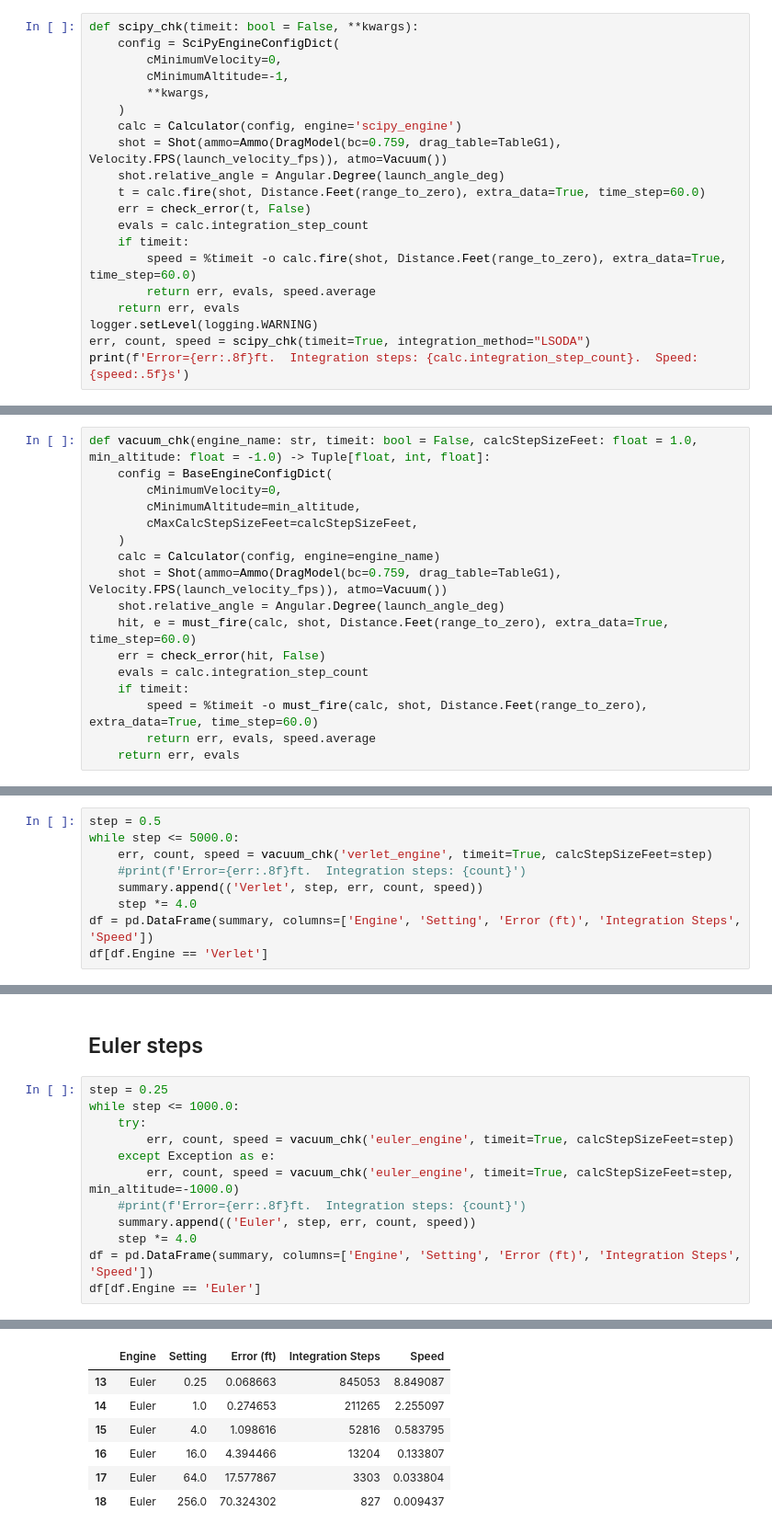
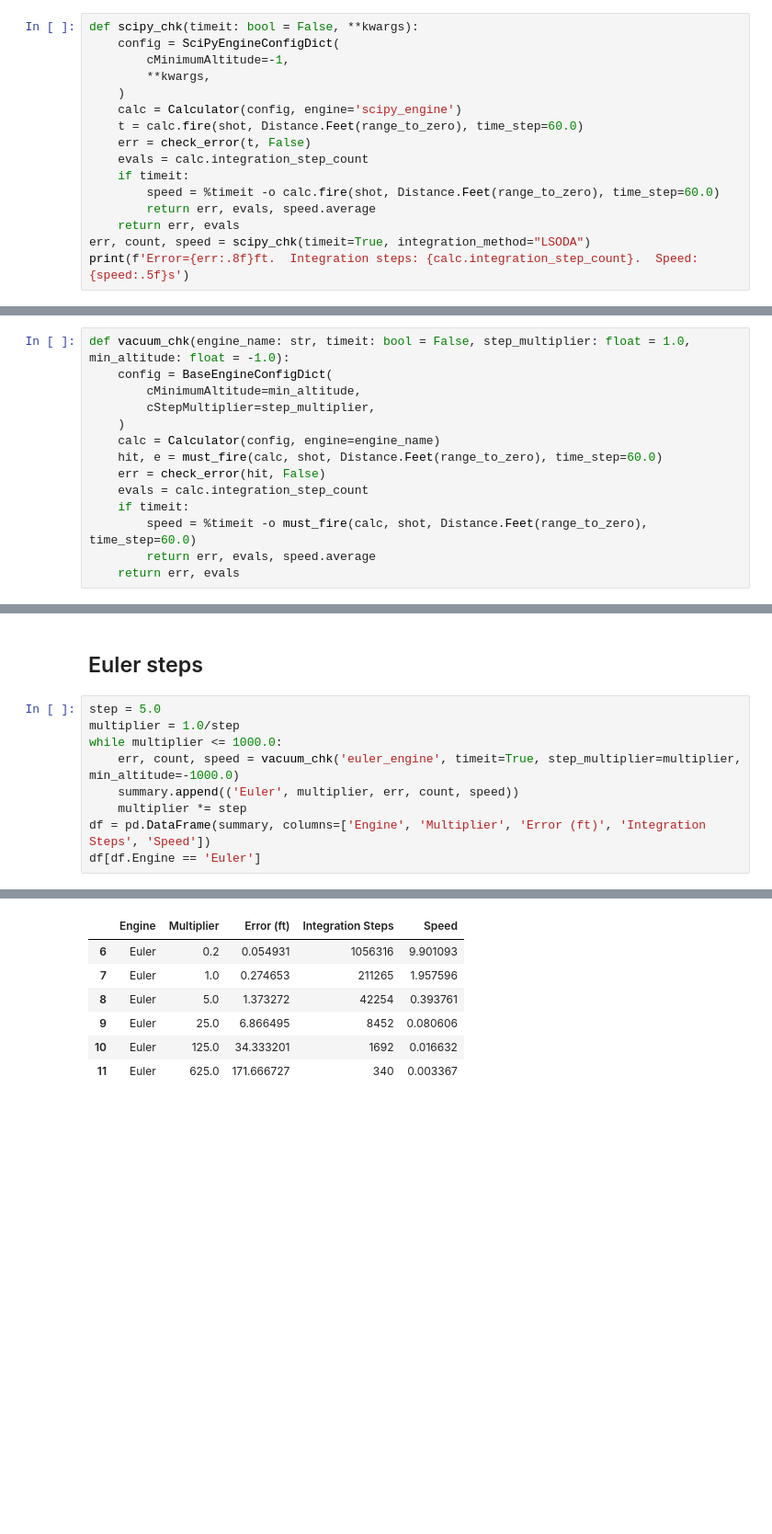
Before and after one commit to o-murphy/py-ballisticcalc, a Jupyter notebook: examples/BenchmarkVacuumTraj.ipynb, the cells around one changed output, grey strips where cells are left out. Shown at 92% size. Drawn from its saved outputs; the diff is of its cells as text; blank space fills up the shorter version.

```diff
--- a/examples/BenchmarkVacuumTraj.ipynb
+++ b/examples/BenchmarkVacuumTraj.ipynb
@@ -83,21 +79,17 @@ Here's the function we'll use to test the `SciPyIntegrationEngine`:
 # %%
 def scipy_chk(timeit: bool = False, **kwargs):
     config = SciPyEngineConfigDict(
-        cMinimumVelocity=0,
         cMinimumAltitude=-1,
         **kwargs,
     )
     calc = Calculator(config, engine='scipy_engine')
-    shot = Shot(ammo=Ammo(DragModel(bc=0.759, drag_table=TableG1), Velocity.FPS(launch_velocity_fps)), atmo=Vacuum())
-    shot.relative_angle = Angular.Degree(launch_angle_deg)
-    t = calc.fire(shot, Distance.Feet(range_to_zero), extra_data=True, time_step=60.0)
+    t = calc.fire(shot, Distance.Feet(range_to_zero), time_step=60.0)
     err = check_error(t, False)
     evals = calc.integration_step_count
     if timeit:
-        speed = %timeit -o calc.fire(shot, Distance.Feet(range_to_zero), extra_data=True, time_step=60.0)
+        speed = %timeit -o calc.fire(shot, Distance.Feet(range_to_zero), time_step=60.0)
         return err, evals, speed.average
     return err, evals
-logger.setLevel(logging.WARNING)
 err, count, speed = scipy_chk(timeit=True, integration_method="LSODA")
 print(f'Error={err:.8f}ft.  Integration steps: {calc.integration_step_count}.  Speed: {speed:.5f}s')
 # %% [output]
@@ -339,17 +332,14 @@ plt.show()
 # %%
-def vacuum_chk(engine_name: str, timeit: bool = False, calcStepSizeFeet: float = 1.0, min_altitude: float = -1.0) -> Tuple[float, int, float]:
+def vacuum_chk(engine_name: str, timeit: bool = False, step_multiplier: float = 1.0, min_altitude: float = -1.0):
     config = BaseEngineConfigDict(
-        cMinimumVelocity=0,
         cMinimumAltitude=min_altitude,
-        cMaxCalcStepSizeFeet=calcStepSizeFeet,
+        cStepMultiplier=step_multiplier,
     )
     calc = Calculator(config, engine=engine_name)
-    shot = Shot(ammo=Ammo(DragModel(bc=0.759, drag_table=TableG1), Velocity.FPS(launch_velocity_fps)), atmo=Vacuum())
-    shot.relative_angle = Angular.Degree(launch_angle_deg)
-    hit, e = must_fire(calc, shot, Distance.Feet(range_to_zero), extra_data=True, time_step=60.0)
+    hit, e = must_fire(calc, shot, Distance.Feet(range_to_zero), time_step=60.0)
     err = check_error(hit, False)
     evals = calc.integration_step_count
     if timeit:
-        speed = %timeit -o must_fire(calc, shot, Distance.Feet(range_to_zero), extra_data=True, time_step=60.0)
+        speed = %timeit -o must_fire(calc, shot, Distance.Feet(range_to_zero), time_step=60.0)
         return err, evals, speed.average
     return err, evals
@@ -358,9 +345,0 @@ def vacuum_chk(engine_name: str, timeit: bool = False, calcStepSizeFeet: float =
-# %%
-step = 0.5
-while step <= 5000.0:
-    err, count, speed = vacuum_chk('verlet_engine', timeit=True, calcStepSizeFeet=step)
-    #print(f'Error={err:.8f}ft.  Integration steps: {count}')
-    summary.append(('Verlet', step, err, count, speed))
-    step *= 4.0
-df = pd.DataFrame(summary, columns=['Engine', 'Setting', 'Error (ft)', 'Integration Steps', 'Speed'])
-df[df.Engine == 'Verlet']
@@ -383,15 +346,12 @@ df[df.Engine == 'Verlet']
 # %% [markdown]
 ## Euler steps
 # %%
-step = 0.25
-while step <= 1000.0:
-    try:
-        err, count, speed = vacuum_chk('euler_engine', timeit=True, calcStepSizeFeet=step)
-    except Exception as e:
-        err, count, speed = vacuum_chk('euler_engine', timeit=True, calcStepSizeFeet=step, min_altitude=-1000.0)
-    #print(f'Error={err:.8f}ft.  Integration steps: {count}')
-    summary.append(('Euler', step, err, count, speed))
-    step *= 4.0
-df = pd.DataFrame(summary, columns=['Engine', 'Setting', 'Error (ft)', 'Integration Steps', 'Speed'])
+step = 5.0
+multiplier = 1.0/step
+while multiplier <= 1000.0:
+    err, count, speed = vacuum_chk('euler_engine', timeit=True, step_multiplier=multiplier, min_altitude=-1000.0)
+    summary.append(('Euler', multiplier, err, count, speed))
+    multiplier *= step
+df = pd.DataFrame(summary, columns=['Engine', 'Multiplier', 'Error (ft)', 'Integration Steps', 'Speed'])
 df[df.Engine == 'Euler']
 # %% [output]
@@ -404,8 +364,8 @@ df[df.Engine == 'Euler']
-|  | Engine | Setting | Error (ft) | Integration Steps | Speed |
-| 13 | Euler | 0.25 | 0.068663 | 845053 | 8.849087 |
-| 14 | Euler | 1.0 | 0.274653 | 211265 | 2.255097 |
-| 15 | Euler | 4.0 | 1.098616 | 52816 | 0.583795 |
-| 16 | Euler | 16.0 | 4.394466 | 13204 | 0.133807 |
-| 17 | Euler | 64.0 | 17.577867 | 3303 | 0.033804 |
-| 18 | Euler | 256.0 | 70.324302 | 827 | 0.009437 |
+|  | Engine | Multiplier | Error (ft) | Integration Steps | Speed |
+| 6 | Euler | 0.2 | 0.054931 | 1056316 | 9.901093 |
+| 7 | Euler | 1.0 | 0.274653 | 211265 | 1.957596 |
+| 8 | Euler | 5.0 | 1.373272 | 42254 | 0.393761 |
+| 9 | Euler | 25.0 | 6.866495 | 8452 | 0.080606 |
+| 10 | Euler | 125.0 | 34.333201 | 1692 | 0.016632 |
+| 11 | Euler | 625.0 | 171.666727 | 340 | 0.003367 |
 # %% [markdown]
```
Also changed, not shown: parts of 26 cells of this notebook, 15 other files.
